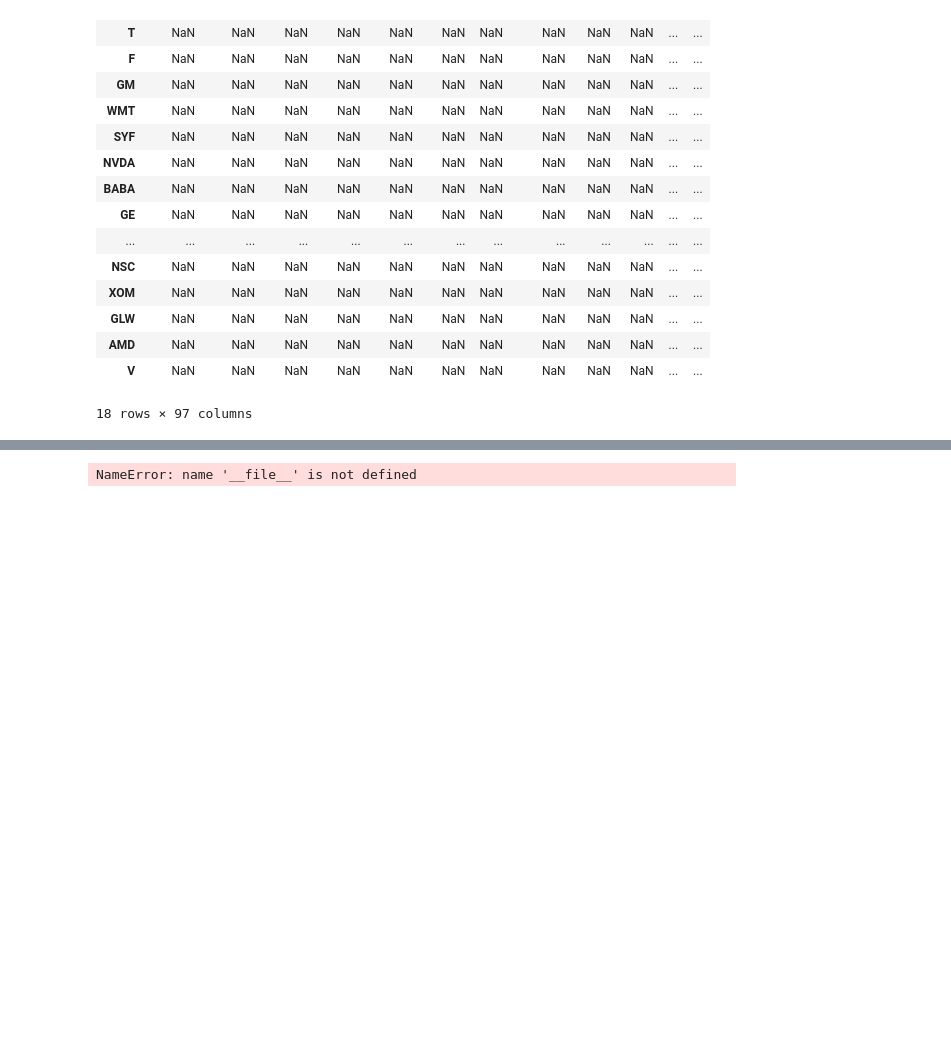
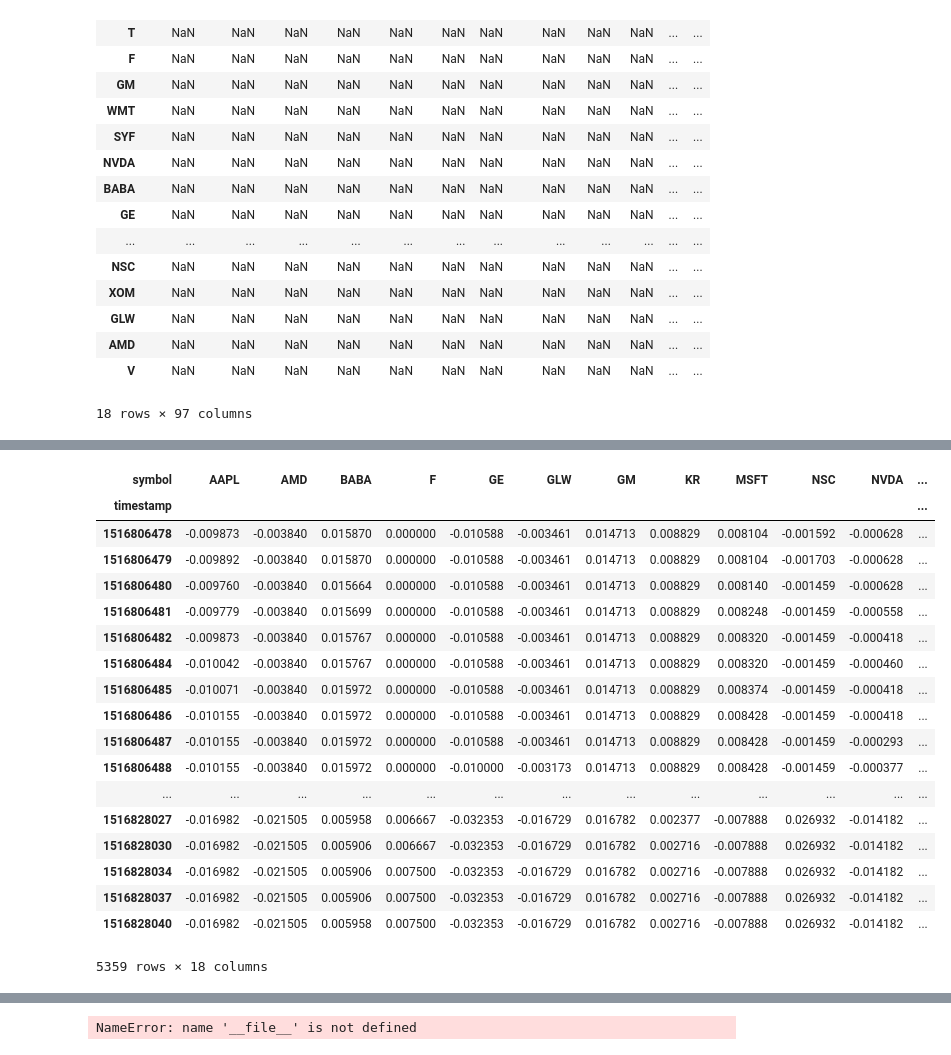
Before and after one commit to NicholasBallard/stock-trading, a Jupyter notebook: stock_trader/scratchpad.ipynb, the cells around one changed output, grey strips where cells are left out. Saved outputs shown, nothing was run; the diff lists cells and outputs as text; code cells hidden in the pictures; blank space fills up the shorter version.

```diff
--- a/stock_trader/scratchpad.ipynb
+++ b/stock_trader/scratchpad.ipynb
@@ -206,0 +209,24 @@ Name: rollin, Length: 100170, dtype: float64
+# %%
+import numpy as np
+table = pd.pivot_table(df, index='timestamp', columns=['symbol'], values='delta')
+table
+# %% [output]
+| symbol | AAPL | AMD | BABA | F | GE | GLW | GM | KR | MSFT | NSC | NVDA | ... |
+| timestamp |  |  |  |  |  |  |  |  |  |  |  | ... |
+| 1516806478 | -0.009873 | -0.003840 | 0.015870 | 0.000000 | -0.010588 | -0.003461 | 0.014713 | 0.008829 | 0.008104 | -0.001592 | -0.000628 | ... |
+| 1516806479 | -0.009892 | -0.003840 | 0.015870 | 0.000000 | -0.010588 | -0.003461 | 0.014713 | 0.008829 | 0.008104 | -0.001703 | -0.000628 | ... |
+| 1516806480 | -0.009760 | -0.003840 | 0.015664 | 0.000000 | -0.010588 | -0.003461 | 0.014713 | 0.008829 | 0.008140 | -0.001459 | -0.000628 | ... |
+| 1516806481 | -0.009779 | -0.003840 | 0.015699 | 0.000000 | -0.010588 | -0.003461 | 0.014713 | 0.008829 | 0.008248 | -0.001459 | -0.000558 | ... |
+| 1516806482 | -0.009873 | -0.003840 | 0.015767 | 0.000000 | -0.010588 | -0.003461 | 0.014713 | 0.008829 | 0.008320 | -0.001459 | -0.000418 | ... |
+| 1516806484 | -0.010042 | -0.003840 | 0.015767 | 0.000000 | -0.010588 | -0.003461 | 0.014713 | 0.008829 | 0.008320 | -0.001459 | -0.000460 | ... |
+| 1516806485 | -0.010071 | -0.003840 | 0.015972 | 0.000000 | -0.010588 | -0.003461 | 0.014713 | 0.008829 | 0.008374 | -0.001459 | -0.000418 | ... |
+| 1516806486 | -0.010155 | -0.003840 | 0.015972 | 0.000000 | -0.010588 | -0.003461 | 0.014713 | 0.008829 | 0.008428 | -0.001459 | -0.000418 | ... |
+| 1516806487 | -0.010155 | -0.003840 | 0.015972 | 0.000000 | -0.010588 | -0.003461 | 0.014713 | 0.008829 | 0.008428 | -0.001459 | -0.000293 | ... |
+| 1516806488 | -0.010155 | -0.003840 | 0.015972 | 0.000000 | -0.010000 | -0.003173 | 0.014713 | 0.008829 | 0.008428 | -0.001459 | -0.000377 | ... |
+| ... | ... | ... | ... | ... | ... | ... | ... | ... | ... | ... | ... | ... |
+| 1516828027 | -0.016982 | -0.021505 | 0.005958 | 0.006667 | -0.032353 | -0.016729 | 0.016782 | 0.002377 | -0.007888 | 0.026932 | -0.014182 | ... |
+| 1516828030 | -0.016982 | -0.021505 | 0.005906 | 0.006667 | -0.032353 | -0.016729 | 0.016782 | 0.002716 | -0.007888 | 0.026932 | -0.014182 | ... |
+| 1516828034 | -0.016982 | -0.021505 | 0.005906 | 0.007500 | -0.032353 | -0.016729 | 0.016782 | 0.002716 | -0.007888 | 0.026932 | -0.014182 | ... |
+| 1516828037 | -0.016982 | -0.021505 | 0.005906 | 0.007500 | -0.032353 | -0.016729 | 0.016782 | 0.002716 | -0.007888 | 0.026932 | -0.014182 | ... |
+| 1516828040 | -0.016982 | -0.021505 | 0.005958 | 0.007500 | -0.032353 | -0.016729 | 0.016782 | 0.002716 | -0.007888 | 0.026932 | -0.014182 | ... |
+5359 rows × 18 columns
```
Also changed, not shown: parts of 4 cells of this notebook.
